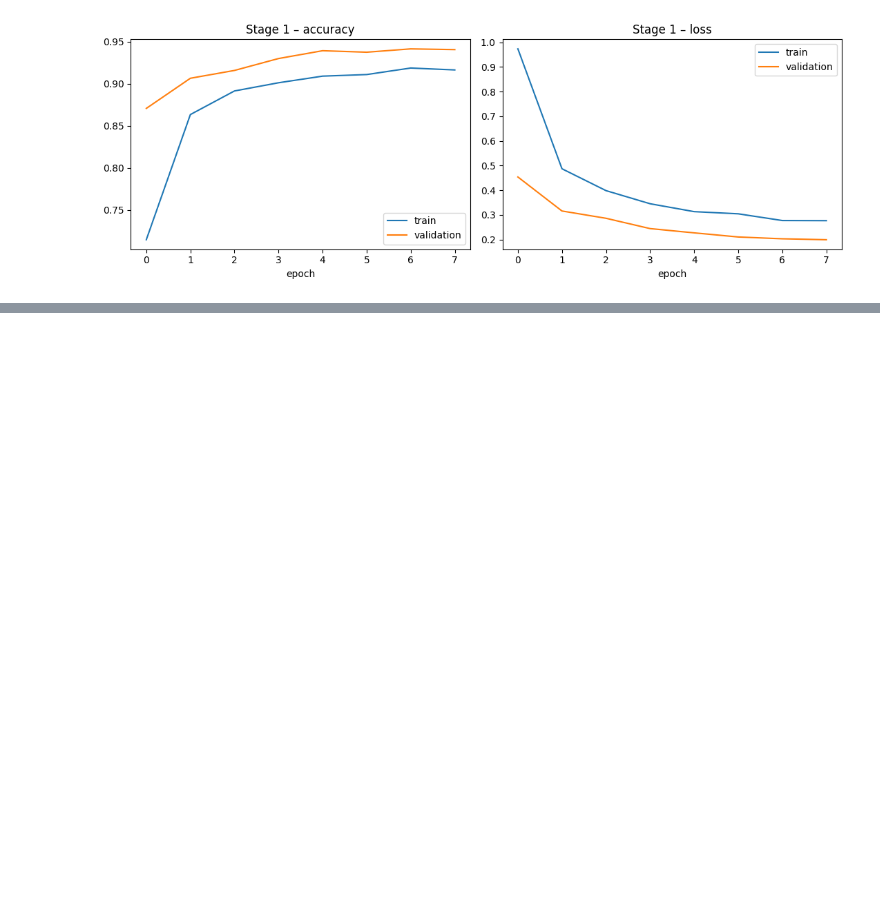
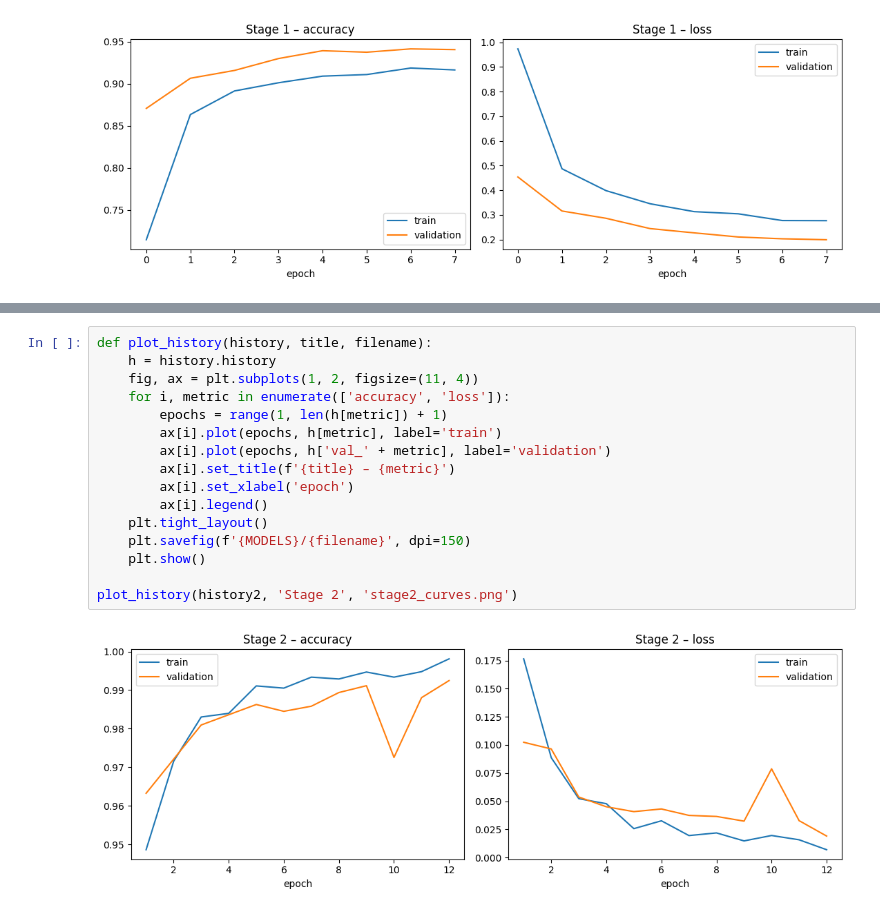
Before and after one commit to msanaullahchaudhary/kisaan-ai, a Jupyter notebook: 02_train.ipynb, the cells around one changed output, grey strips where cells are left out. Drawn from its saved outputs; the diff is of its cells as text; blank space fills up the shorter version.

Commit message:
Stage 2: fine-tune top 40% of MobileNetV3, 99% lab validation accuracy

```diff
--- a/02_train.ipynb
+++ b/02_train.ipynb
@@ -190,0 +209,18 @@ history2 = model.fit(train_ds, validation_data=val_ds, epochs=12,
+# %%
+def plot_history(history, title, filename):
+    h = history.history
+    fig, ax = plt.subplots(1, 2, figsize=(11, 4))
+    for i, metric in enumerate(['accuracy', 'loss']):
+        epochs = range(1, len(h[metric]) + 1)
+        ax[i].plot(epochs, h[metric], label='train')
+        ax[i].plot(epochs, h['val_' + metric], label='validation')
+        ax[i].set_title(f'{title} – {metric}')
+        ax[i].set_xlabel('epoch')
+        ax[i].legend()
+    plt.tight_layout()
+    plt.savefig(f'{MODELS}/{filename}', dpi=150)
+    plt.show()
+
+plot_history(history2, 'Stage 2', 'stage2_curves.png')
+# %% [output]
+[figure, added]
```
Also changed, not shown: parts of 2 cells of this notebook.
